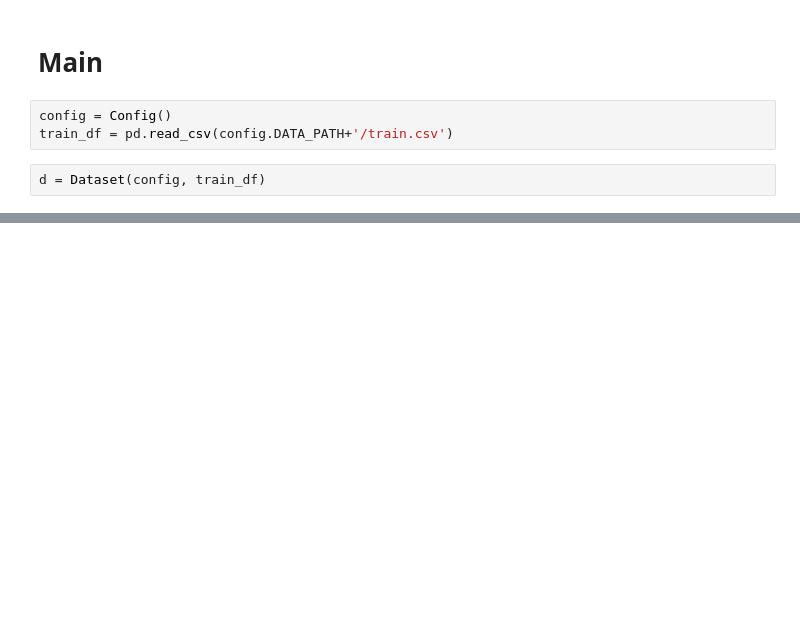
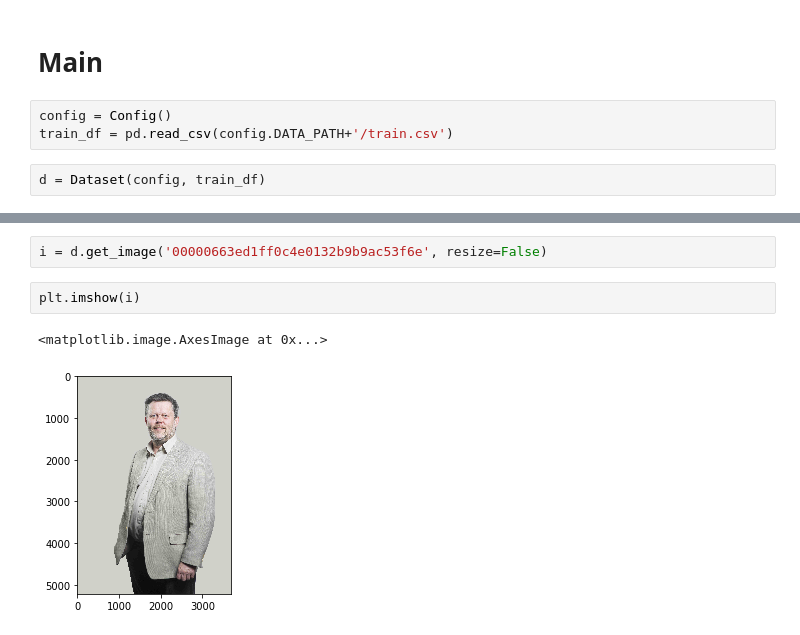
Before and after one commit to jay-chakalasiya/iMaterialist-Fashion-2020-at-FGVC7, a Jupyter notebook: Main-Sandbox.ipynb, the cells around one changed output, grey strips where cells are left out. Cells and saved outputs as stored; diff of their text form; blank space fills up the shorter version.

```diff
--- a/Main-Sandbox.ipynb
+++ b/Main-Sandbox.ipynb
@@ -203,0 +253,7 @@ train_df[train_df.columns[1]][0]
+# %%
+i = d.get_image('00000663ed1ff0c4e0132b9b9ac53f6e', resize=False)
+# %%
+plt.imshow(i)
+# %% [output]
+<matplotlib.image.AxesImage at 0x...>
+[figure, added]
```
Also changed, not shown: parts of 18 cells of this notebook, 1 other file.
